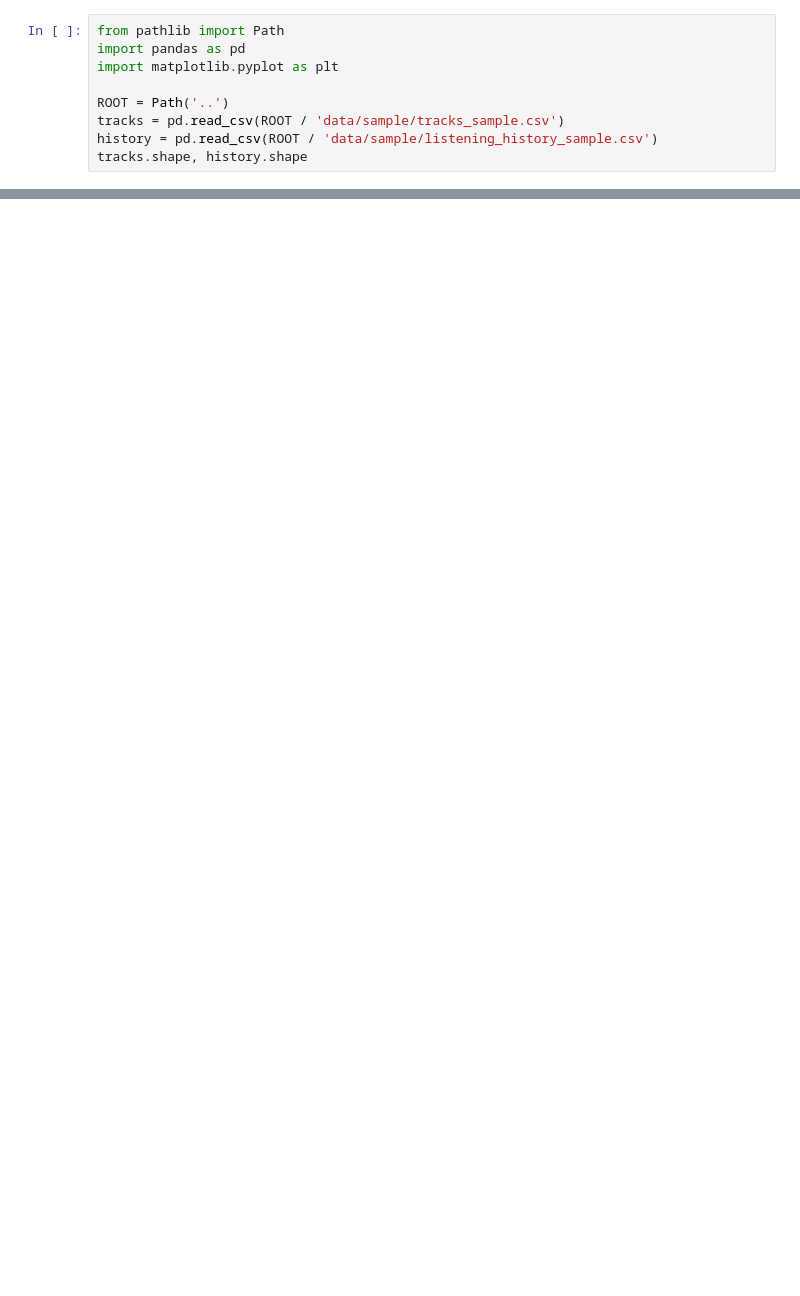
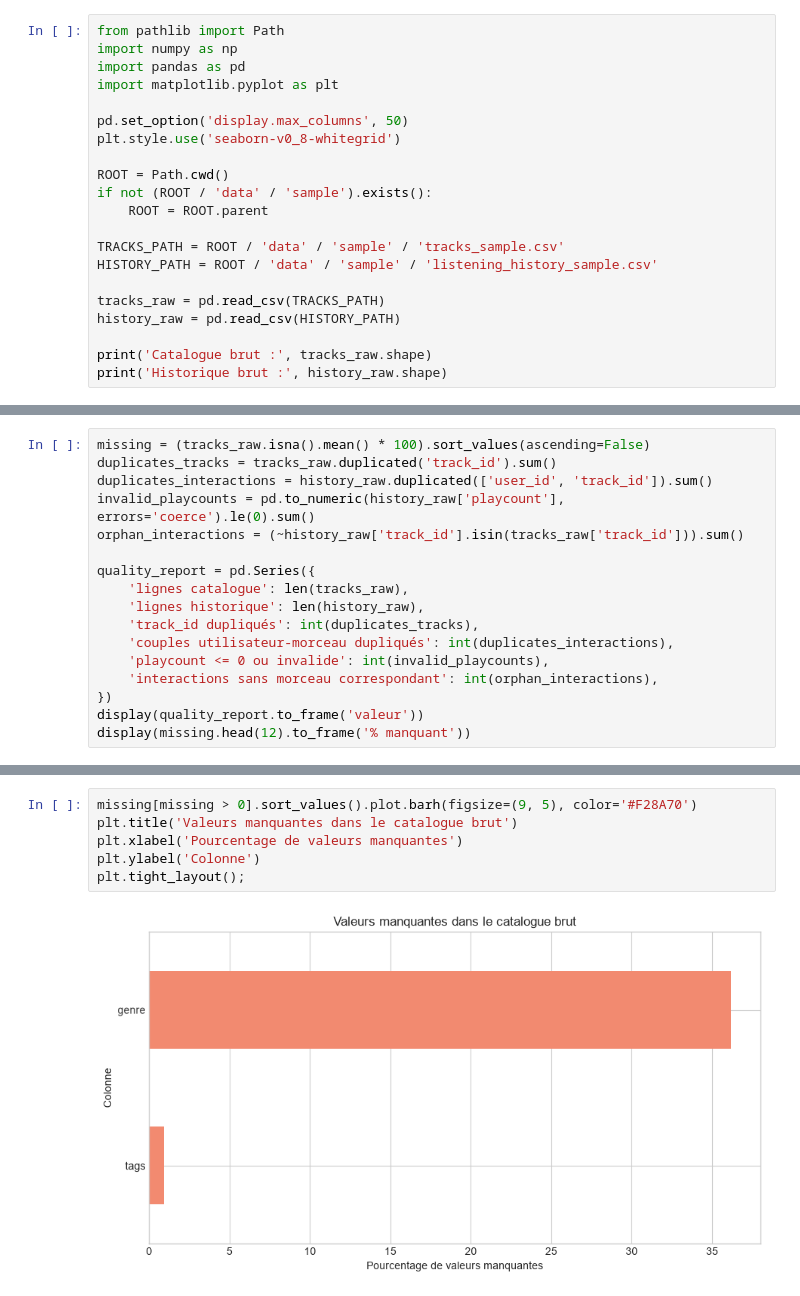
Before and after one commit to PhilippeMaillot/musicpulse, a Jupyter notebook: notebooks/exploration_musicpulse.ipynb, the cells around one changed output, grey strips where cells are left out. Cells and saved outputs as stored; diff of their text form; blank space fills up the shorter version.

```diff
--- a/notebooks/exploration_musicpulse.ipynb
+++ b/notebooks/exploration_musicpulse.ipynb
@@ -7,10 +20,22 @@ Le notebook utilise l'échantillon versionné ; remplacer les chemins pour trava
 # %%
 from pathlib import Path
+import numpy as np
 import pandas as pd
 import matplotlib.pyplot as plt
 
-ROOT = Path('..')
-tracks = pd.read_csv(ROOT / 'data/sample/tracks_sample.csv')
-history = pd.read_csv(ROOT / 'data/sample/listening_history_sample.csv')
-tracks.shape, history.shape
+pd.set_option('display.max_columns', 50)
+plt.style.use('seaborn-v0_8-whitegrid')
+
+ROOT = Path.cwd()
+if not (ROOT / 'data' / 'sample').exists():
+    ROOT = ROOT.parent
+
+TRACKS_PATH = ROOT / 'data' / 'sample' / 'tracks_sample.csv'
+HISTORY_PATH = ROOT / 'data' / 'sample' / 'listening_history_sample.csv'
+
+tracks_raw = pd.read_csv(TRACKS_PATH)
+history_raw = pd.read_csv(HISTORY_PATH)
+
+print('Catalogue brut :', tracks_raw.shape)
+print('Historique brut :', history_raw.shape)
 # %% [output]
@@ -78,0 +95,17 @@ top[['name', 'artist', 'playcount']]
+# %%
+missing = (tracks_raw.isna().mean() * 100).sort_values(ascending=False)
+duplicates_tracks = tracks_raw.duplicated('track_id').sum()
+duplicates_interactions = history_raw.duplicated(['user_id', 'track_id']).sum()
+invalid_playcounts = pd.to_numeric(history_raw['playcount'], errors='coerce').le(0).sum()
+orphan_interactions = (~history_raw['track_id'].isin(tracks_raw['track_id'])).sum()
+
+quality_report = pd.Series({
+    'lignes catalogue': len(tracks_raw),
+    'lignes historique': len(history_raw),
+    'track_id dupliqués': int(duplicates_tracks),
+    'couples utilisateur-morceau dupliqués': int(duplicates_interactions),
+    'playcount <= 0 ou invalide': int(invalid_playcounts),
+    'interactions sans morceau correspondant': int(orphan_interactions),
+})
+display(quality_report.to_frame('valeur'))
+display(missing.head(12).to_frame('% manquant'))
@@ -78,0 +133,8 @@ top[['name', 'artist', 'playcount']]
+# %%
+missing[missing > 0].sort_values().plot.barh(figsize=(9, 5), color='#F28A70')
+plt.title('Valeurs manquantes dans le catalogue brut')
+plt.xlabel('Pourcentage de valeurs manquantes')
+plt.ylabel('Colonne')
+plt.tight_layout();
+# %% [output]
+[figure, added]
```
Also changed, not shown: parts of 28 cells of this notebook, 5 other files.
